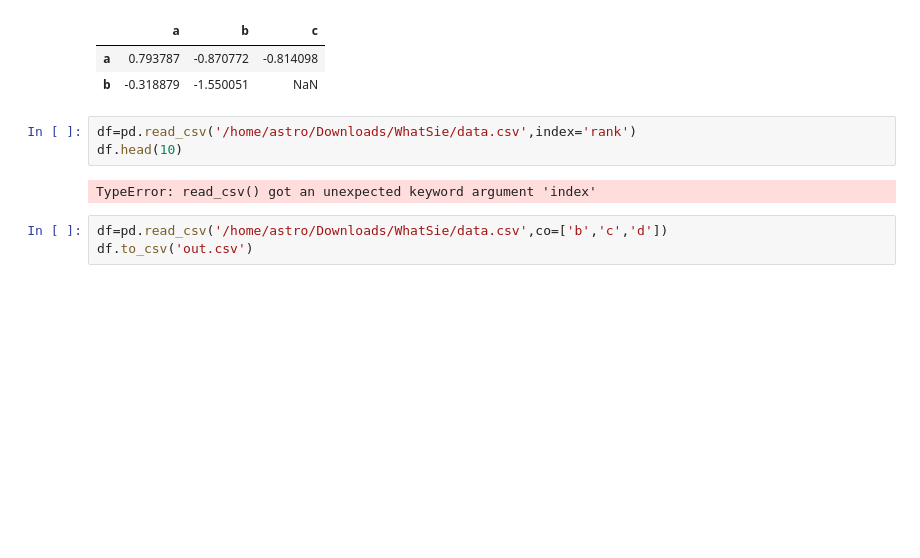
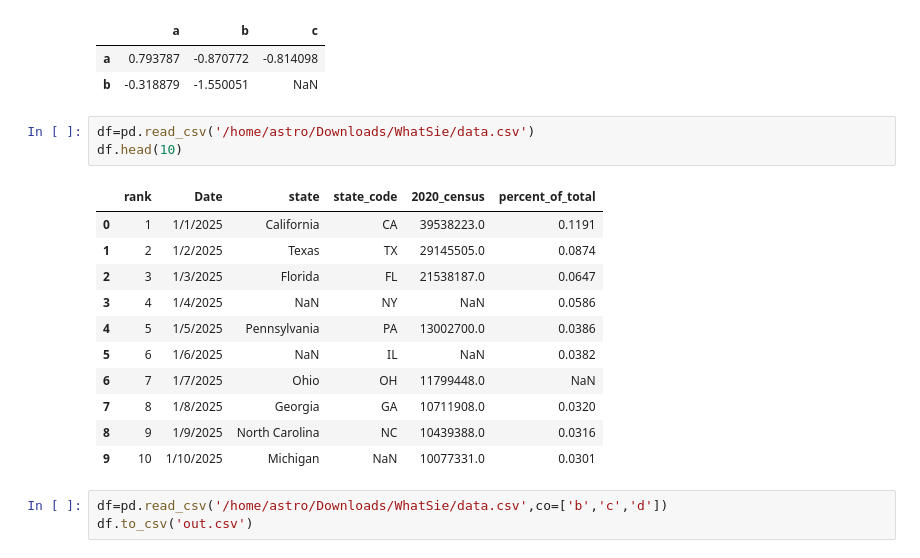
Before and after one commit to ASTROBOX1/practice, a Jupyter notebook: pandas.ipynb, the cells around one changed output. Drawn from its saved outputs; the diff is of its cells as text; blank space fills up the shorter version.

```diff
--- a/pandas.ipynb
+++ b/pandas.ipynb
@@ -23,10 +23,20 @@ index=['a','b','c']
 | a | 0.793787 | -0.870772 | -0.814098 |
 | b | -0.318879 | -1.550051 | NaN |
 # %%
-df=pd.read_csv('/home/astro/Downloads/WhatSie/data.csv',index='rank')
+df=pd.read_csv('/home/astro/Downloads/WhatSie/data.csv')
 df.head(10)
 # %% [output]
-TypeError: read_csv() got an unexpected keyword argument 'index'
+|  | rank | Date | state | state_code | 2020_census | percent_of_total |
+| 0 | 1 | 1/1/2025 | California | CA | 39538223.0 | 0.1191 |
+| 1 | 2 | 1/2/2025 | Texas | TX | 29145505.0 | 0.0874 |
+| 2 | 3 | 1/3/2025 | Florida | FL | 21538187.0 | 0.0647 |
+| 3 | 4 | 1/4/2025 | NaN | NY | NaN | 0.0586 |
+| 4 | 5 | 1/5/2025 | Pennsylvania | PA | 13002700.0 | 0.0386 |
+| 5 | 6 | 1/6/2025 | NaN | IL | NaN | 0.0382 |
+| 6 | 7 | 1/7/2025 | Ohio | OH | 11799448.0 | NaN |
+| 7 | 8 | 1/8/2025 | Georgia | GA | 10711908.0 | 0.0320 |
+| 8 | 9 | 1/9/2025 | North Carolina | NC | 10439388.0 | 0.0316 |
+| 9 | 10 | 1/10/2025 | Michigan | NaN | 10077331.0 | 0.0301 |
 # %%
 df=pd.read_csv('/home/astro/Downloads/WhatSie/data.csv',co=['b','c','d'])
 df.to_csv('out.csv')
```
Also changed, not shown: parts of 4 cells of this notebook.
